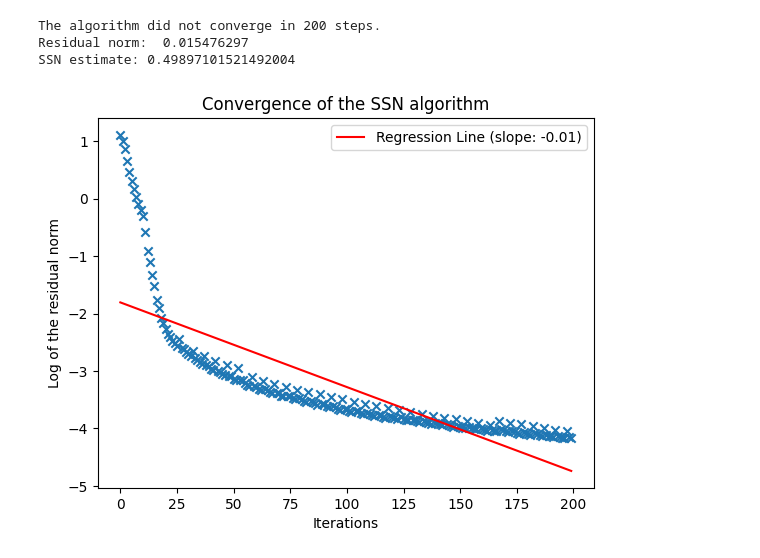
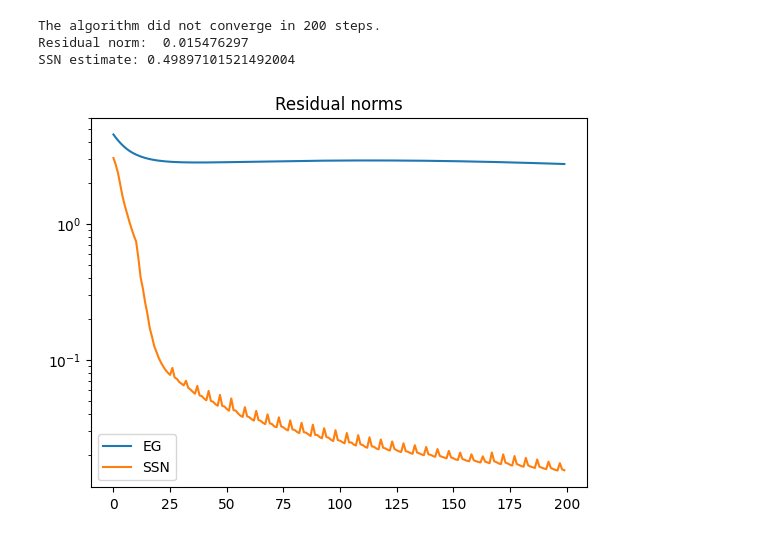
Before and after one commit to poloincognito/ot_ssn, a Jupyter notebook: final_notebook.ipynb, the cells around one changed output. Saved outputs shown, nothing was run; the diff lists cells and outputs as text; code cells hidden in the pictures.

```diff
--- a/final_notebook.ipynb
+++ b/final_notebook.ipynb
@@ -413,20 +350,13 @@ print(f"SSN estimate: {ot_from_ssn}")
 The algorithm did not converge in 200 steps.
 Residual norm:  0.015476297
 SSN estimate: 0.49897101521492004
-# %%
-# Plot
-x = np.arange(len(r_norms_ssn))
-y = np.log(r_norms_ssn)
-plt.scatter(x,y, marker='x')
-
-burn = 20
-m, b = np.polyfit(x, y, 1)
-plt.plot(x, m*x + b, color='red', label=f'Regression Line (slope: {m:.2f})')
-plt.legend()
-
-plt.title("Convergence of the SSN algorithm")
-plt.xlabel("Iterations")
-plt.ylabel("Log of the residual norm")
-plt.show()
-# %% [output]
-[figure, removed]
+# %%
+# Compare
+plt.plot(r_norms_eg,label='EG')
+plt.plot(r_norms_ssn,label='SSN')
+plt.yscale('log')
+plt.legend()
+plt.title("Residual norms")
+plt.show()
+# %% [output]
+[figure, added]
```
Also changed, not shown: parts of 3 cells of this notebook.
